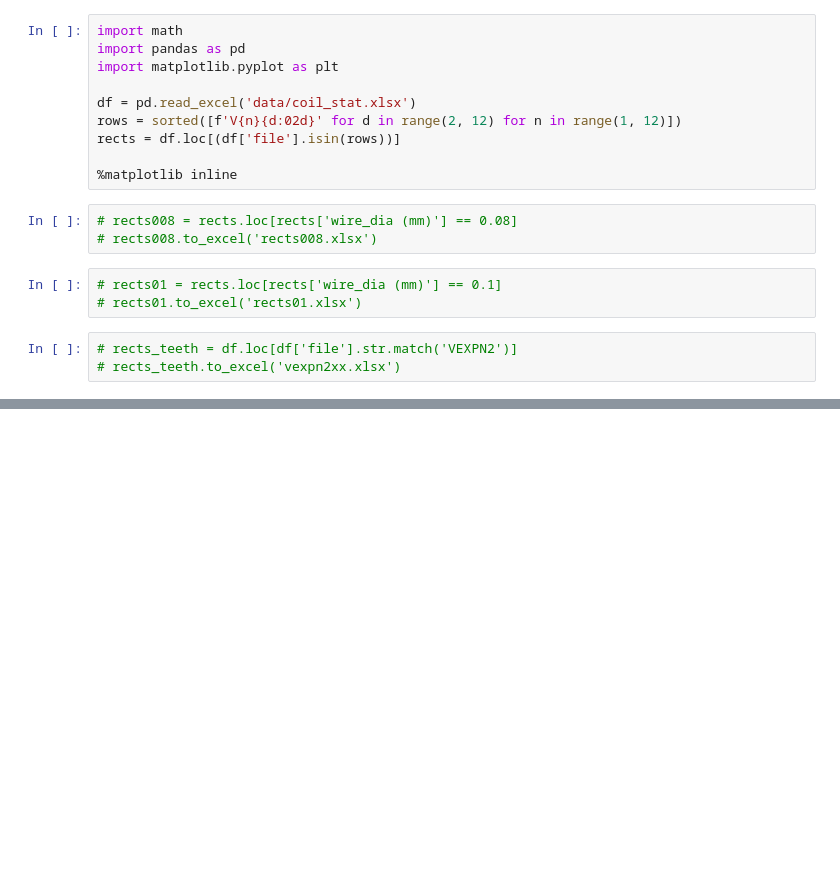
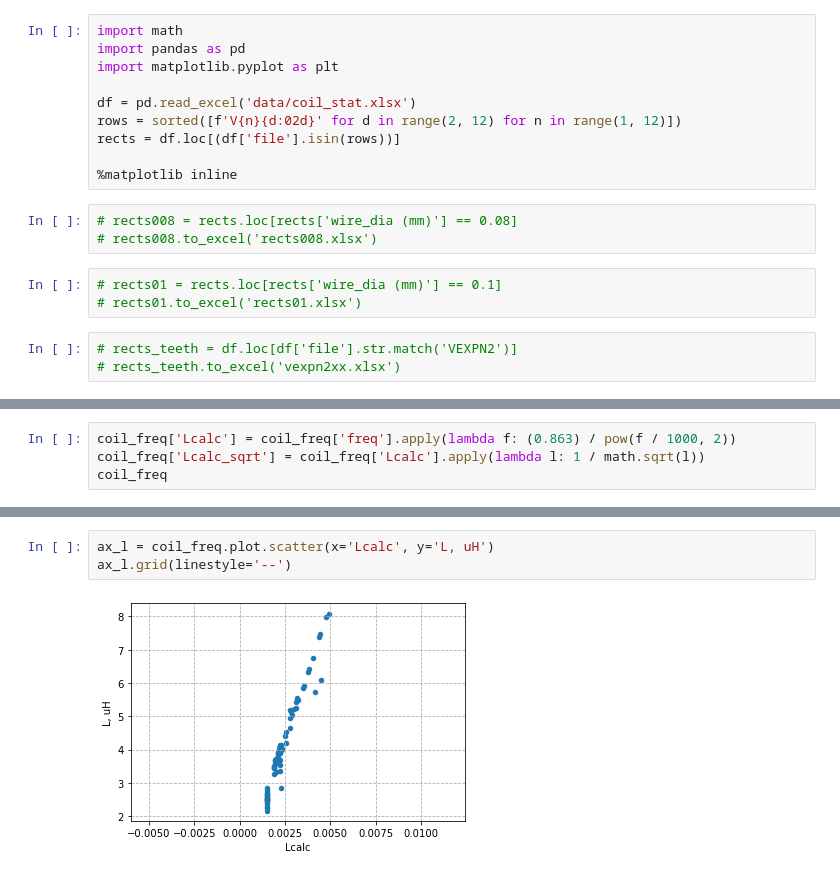
Before and after one commit to igrekus/coil-report, a Jupyter notebook: coil-Lsqrt.ipynb, the cells around one changed output, grey strips where cells are left out. Drawn from its saved outputs; the diff is of its cells as text; blank space fills up the shorter version.

Commit message:
FEAT: add plots for L calculated from the measured freq

```diff
--- a/coil-Lsqrt.ipynb
+++ b/coil-Lsqrt.ipynb
@@ -41,0 +42,4 @@ See the caveats in the documentation: https://pandas.pydata.org/pandas-docs/stab
+# %%
+coil_freq['Lcalc'] = coil_freq['freq'].apply(lambda f: (0.863) / pow(f / 1000, 2))
+coil_freq['Lcalc_sqrt'] = coil_freq['Lcalc'].apply(lambda l: 1 / math.sqrt(l))
+coil_freq
@@ -41,0 +69,5 @@ See the caveats in the documentation: https://pandas.pydata.org/pandas-docs/stab
+# %%
+ax_l = coil_freq.plot.scatter(x='Lcalc', y='L, uH')
+ax_l.grid(linestyle='--')
+# %% [output]
+[figure, added]
```
Also changed, not shown: parts of 11 cells of this notebook.
